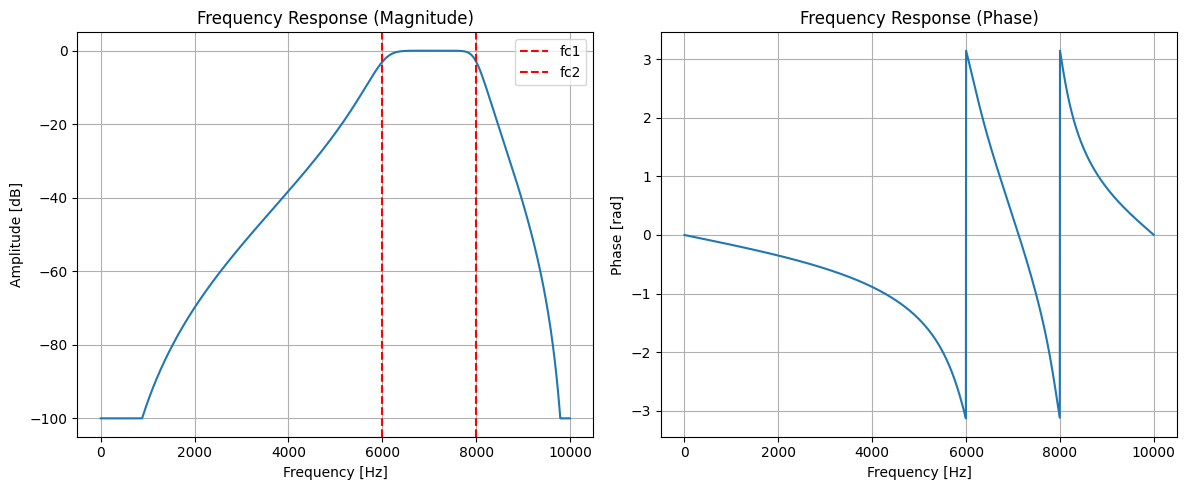
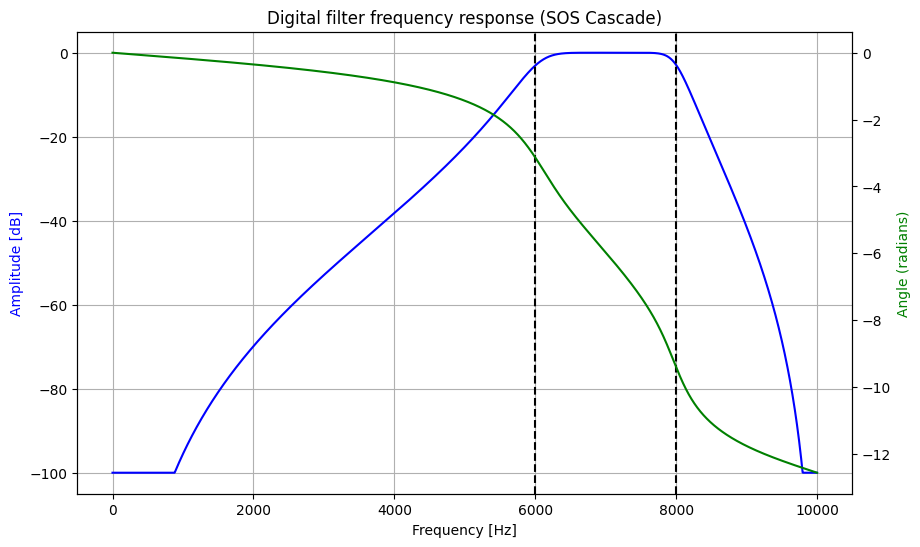
The change to this notebook cell's code, shown as a diff; its figure went from the first image to the second:
--- before
+++ after
@@ -2,38 +2,31 @@
 import matplotlib.pyplot as plt
 from scipy import signal
+import nbformat
 
-# Filter specifications
+# Parameters
 fs = 20000
 fc1 = 6000
 fc2 = 8000
-order = 4  # Total order (2 blocks of 2nd order)
+order = 4  # Total order resulting in 2nd order sections
 
 # Design the filter using SOS (Second-Order Sections)
 sos = signal.butter(order, [fc1, fc2], btype='bandpass', fs=fs, output='sos')
 
-# 1. Frequency Response
+# Frequency response
 w, h = signal.sosfreqz(sos, worN=2000, fs=fs)
 
-plt.figure(figsize=(12, 5))
+# Plot Frequency Response
+fig, ax1 = plt.subplots(figsize=(10, 6))
+ax1.set_title('Digital filter frequency response (SOS Cascade)')
+ax1.plot(w, 20 * np.log10(np.maximum(abs(h), 1e-5)), 'b')
+ax1.set_ylabel('Amplitude [dB]', color='b')
+ax1.set_xlabel('Frequency [Hz]')
+ax1.grid(True)
+ax1.axvline(fc1, color='k', linestyle='--')
+ax1.axvline(fc2, color='k', linestyle='--')
 
-# Magnitude Plot
-plt.subplot(1, 2, 1)
-plt.plot(w, 20 * np.log10(np.maximum(abs(h), 1e-5)))
-plt.title('Frequency Response (Magnitude)')
-plt.xlabel('Frequency [Hz]')
-plt.ylabel('Amplitude [dB]')
-plt.axvline(fc1, color='red', linestyle='--', label='fc1')
-plt.axvline(fc2, color='red', linestyle='--', label='fc2')
-plt.grid(True)
-plt.legend()
-
-# Phase Plot
-plt.subplot(1, 2, 2)
-plt.plot(w, np.angle(h))
-plt.title('Frequency Response (Phase)')
-plt.xlabel('Frequency [Hz]')
-plt.ylabel('Phase [rad]')
-plt.grid(True)
-
-plt.tight_layout()
+ax2 = ax1.twinx()
+angles = np.unwrap(np.angle(h))
+ax2.plot(w, angles, 'g')
+ax2.set_ylabel('Angle (radians)', color='g')
 plt.show()

Commit: Criado usando o Colab